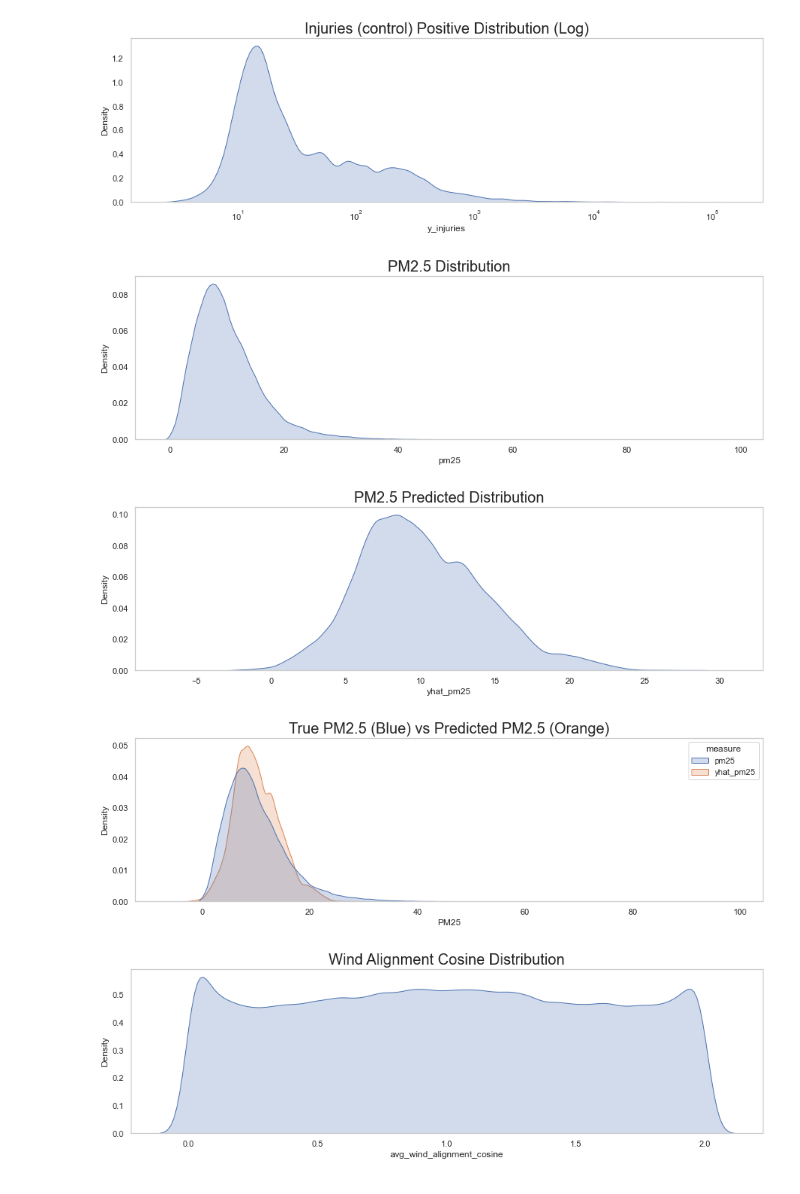
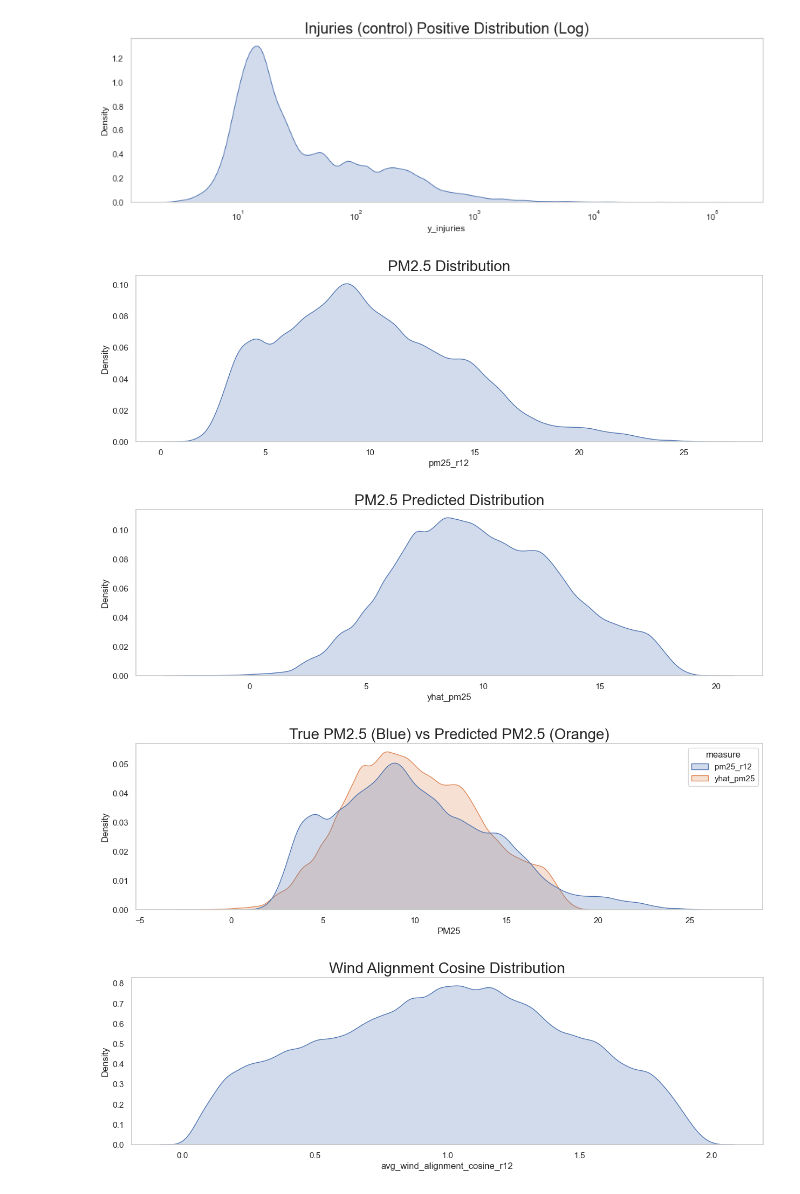
Before and after one commit to mattslyons/JLPS_capstone_project, a Jupyter notebook: modeling/anand_backup/2sls_ap_10-29-clean.ipynb, the cells around one changed output. Cells and saved outputs as stored; diff of their text form; code cells hidden in the pictures.

```diff
--- a/modeling/anand_backup/2sls_ap_10-29-clean.ipynb
+++ b/modeling/anand_backup/2sls_ap_10-29-clean.ipynb
@@ -1611,38 +1611,38 @@ print('')
 sns.set(rc = {'figure.figsize':(15,4)})
 sns.set_style("whitegrid", {'axes.grid' : False})
 
-sns.kdeplot(data=df, x="pm25", bw_adjust=.8, fill=True)\
+sns.kdeplot(data=df_model, x=target_name_s1, bw_adjust=.8, fill=True)\
   .set_title("PM2.5 Distribution", size=20)
 print('')
 # %% [output]
-[figure, old version]
+[figure, new version]
 # %%
 sns.set(rc = {'figure.figsize':(15,4)})
 sns.set_style("whitegrid", {'axes.grid' : False})
 
-sns.kdeplot(data=df, x="yhat_pm25", bw_adjust=.8, fill=True)\
+sns.kdeplot(data=df_model, x="yhat_pm25", bw_adjust=.8, fill=True)\
   .set_title("PM2.5 Predicted Distribution", size=20)
 print('')
 # %% [output]
-[figure, old version]
+[figure, new version]
 # %%
-df_melt = pd.melt(df,
-              value_vars=['pm25', 'yhat_pm25'],
+df_melt = pd.melt(df_model,
+              value_vars=[target_name_s1, 'yhat_pm25'],
               var_name='measure', value_name='PM25')
 sns.set(rc = {'figure.figsize':(15,4)})
 sns.set_style("whitegrid", {'axes.grid' : False})
 
 sns.kdeplot(data=df_melt, x="PM25", hue='measure', bw_adjust=.8, fill=True)\
   .set_title("True PM2.5 (Blue) vs Predicted PM2.5 (Orange)", size=20)
 print('')
 # %% [output]
-[figure, old version]
+[figure, new version]
 # %%
 sns.set(rc = {'figure.figsize':(15,4)})
 sns.set_style("whitegrid", {'axes.grid' : False})
 
-sns.kdeplot(data=df, x="avg_wind_alignment_cosine", bw_adjust=.8, fill=True)\
+sns.kdeplot(data=df_model, x=predictor_name_s1, bw_adjust=.8, fill=True)\
   .set_title("Wind Alignment Cosine Distribution", size=20)
 print('')
 # %% [output]
-[figure, old version]
+[figure, new version]
```
Also changed, not shown: parts of 2 cells of this notebook.
